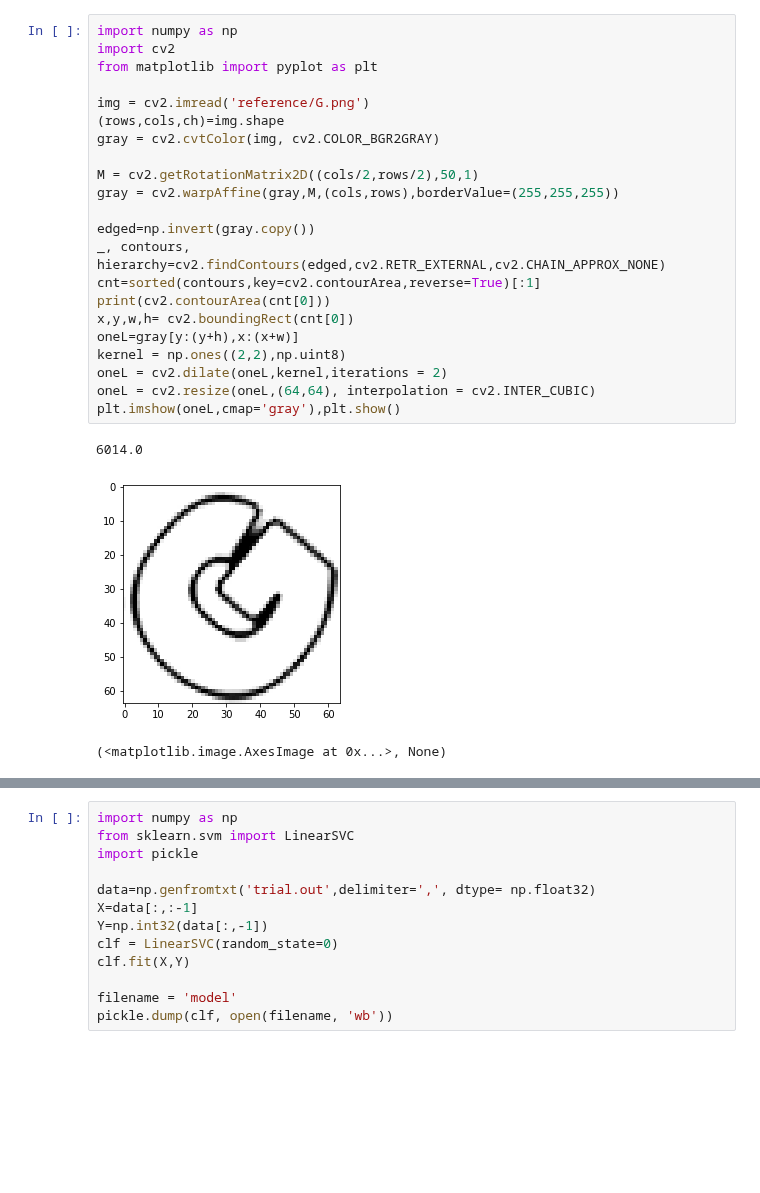
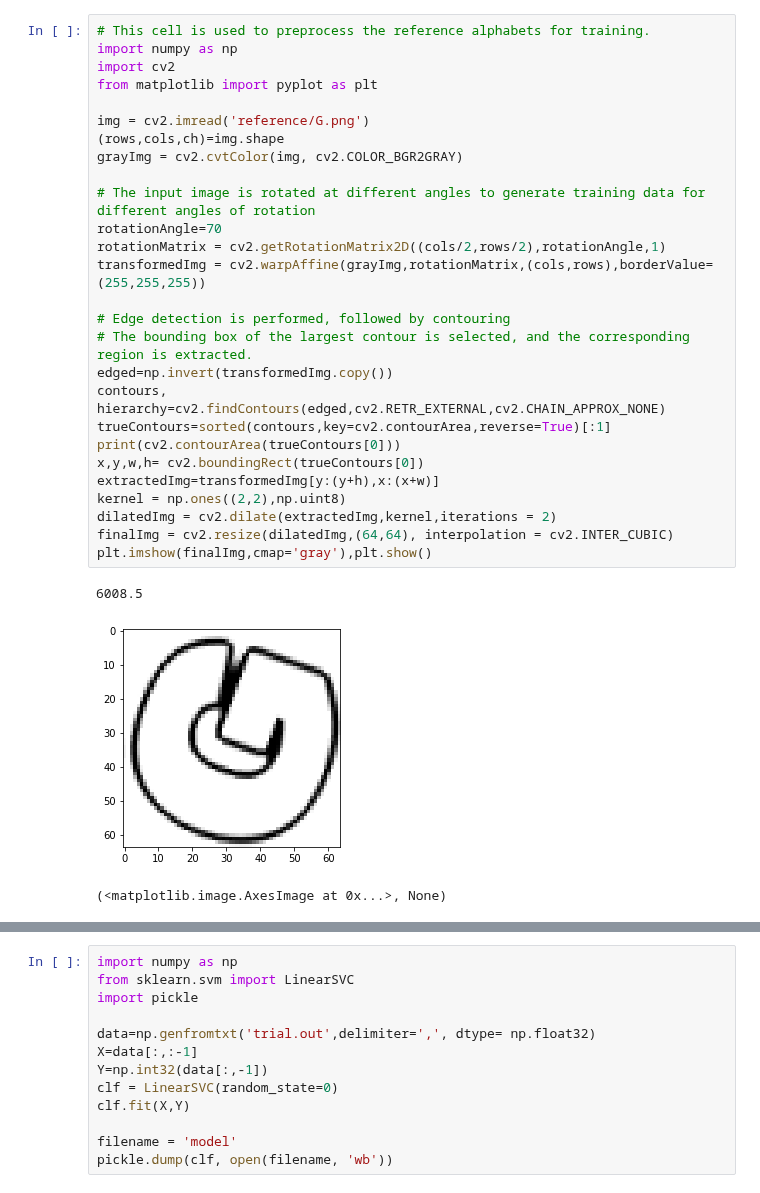
Before and after one commit to codinion/DeCAPTCHA_CS771, a Jupyter notebook: workbook.ipynb, the cells around one changed output, grey strips where cells are left out. Cells and saved outputs as stored; diff of their text form; blank space fills up the shorter version.

```diff
--- a/workbook.ipynb
+++ b/workbook.ipynb
@@ -55,27 +68,32 @@ Numbers of letters found = 3
 # %%
+# This cell is used to preprocess the reference alphabets for training.
 import numpy as np
 import cv2
 from matplotlib import pyplot as plt
 
 img = cv2.imread('reference/G.png')
 (rows,cols,ch)=img.shape
-gray = cv2.cvtColor(img, cv2.COLOR_BGR2GRAY)
+grayImg = cv2.cvtColor(img, cv2.COLOR_BGR2GRAY)
 
-M = cv2.getRotationMatrix2D((cols/2,rows/2),50,1)
-gray = cv2.warpAffine(gray,M,(cols,rows),borderValue=(255,255,255))
+# The input image is rotated at different angles to generate training data for different angles of rotation
+rotationAngle=70
+rotationMatrix = cv2.getRotationMatrix2D((cols/2,rows/2),rotationAngle,1)
+transformedImg = cv2.warpAffine(grayImg,rotationMatrix,(cols,rows),borderValue=(255,255,255))
 
-edged=np.invert(gray.copy())
-_, contours, hierarchy=cv2.findContours(edged,cv2.RETR_EXTERNAL,cv2.CHAIN_APPROX_NONE)
-cnt=sorted(contours,key=cv2.contourArea,reverse=True)[:1]
-print(cv2.contourArea(cnt[0]))
-x,y,w,h= cv2.boundingRect(cnt[0])
-oneL=gray[y:(y+h),x:(x+w)]
+# Edge detection is performed, followed by contouring
+# The bounding box of the largest contour is selected, and the corresponding region is extracted.
+edged=np.invert(transformedImg.copy())
+contours, hierarchy=cv2.findContours(edged,cv2.RETR_EXTERNAL,cv2.CHAIN_APPROX_NONE)
+trueContours=sorted(contours,key=cv2.contourArea,reverse=True)[:1]
+print(cv2.contourArea(trueContours[0]))
+x,y,w,h= cv2.boundingRect(trueContours[0])
+extractedImg=transformedImg[y:(y+h),x:(x+w)]
 kernel = np.ones((2,2),np.uint8)
-oneL = cv2.dilate(oneL,kernel,iterations = 2)
-oneL = cv2.resize(oneL,(64,64), interpolation = cv2.INTER_CUBIC)
-plt.imshow(oneL,cmap='gray'),plt.show()
+dilatedImg = cv2.dilate(extractedImg,kernel,iterations = 2)
+finalImg = cv2.resize(dilatedImg,(64,64), interpolation = cv2.INTER_CUBIC)
+plt.imshow(finalImg,cmap='gray'),plt.show()
 # %% [output]
-6014.0
+6008.5
-[figure, old version]
+[figure, new version]
 (<matplotlib.image.AxesImage at 0x...>, None)
 # %%
```
Also changed, not shown: parts of 10 cells of this notebook, 16 other files.
